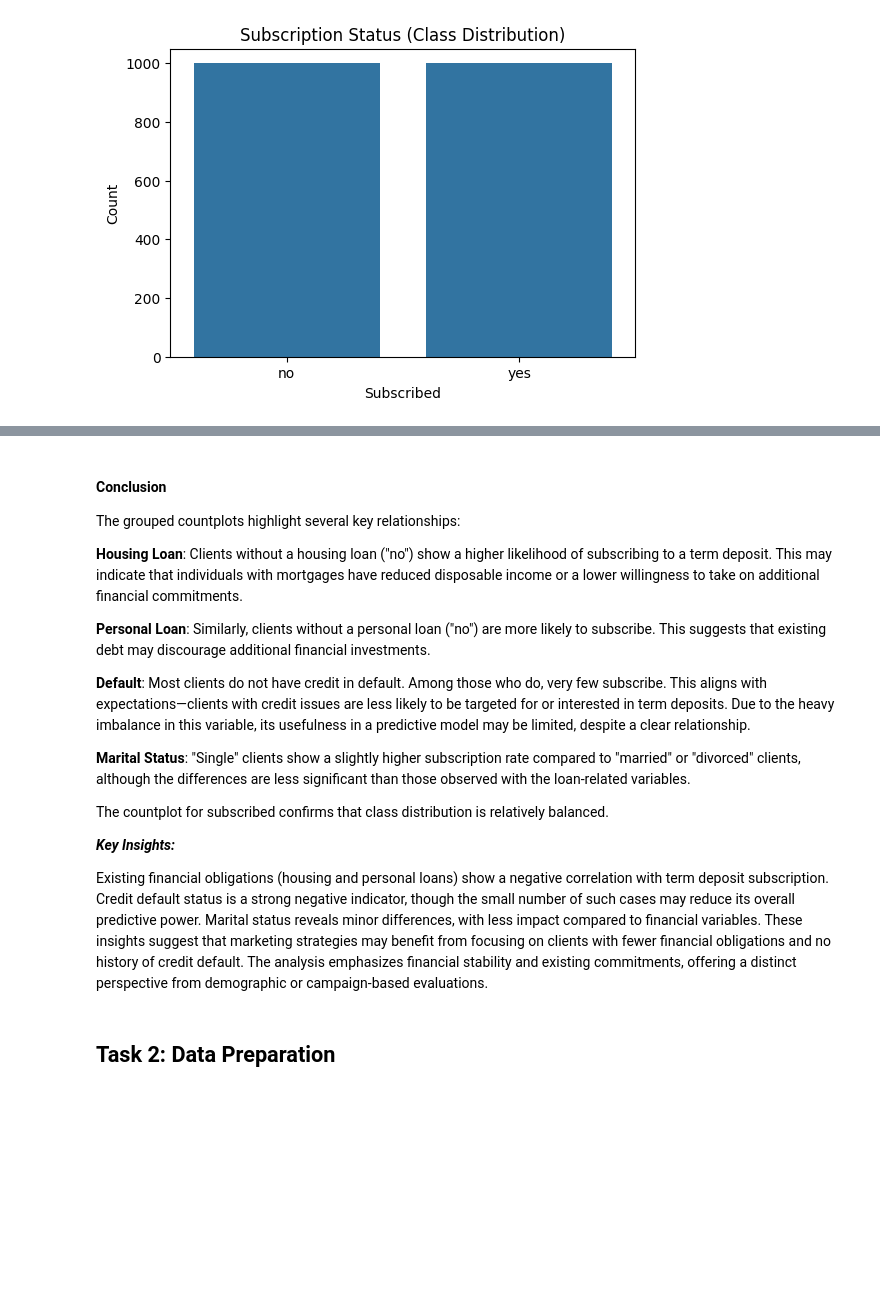
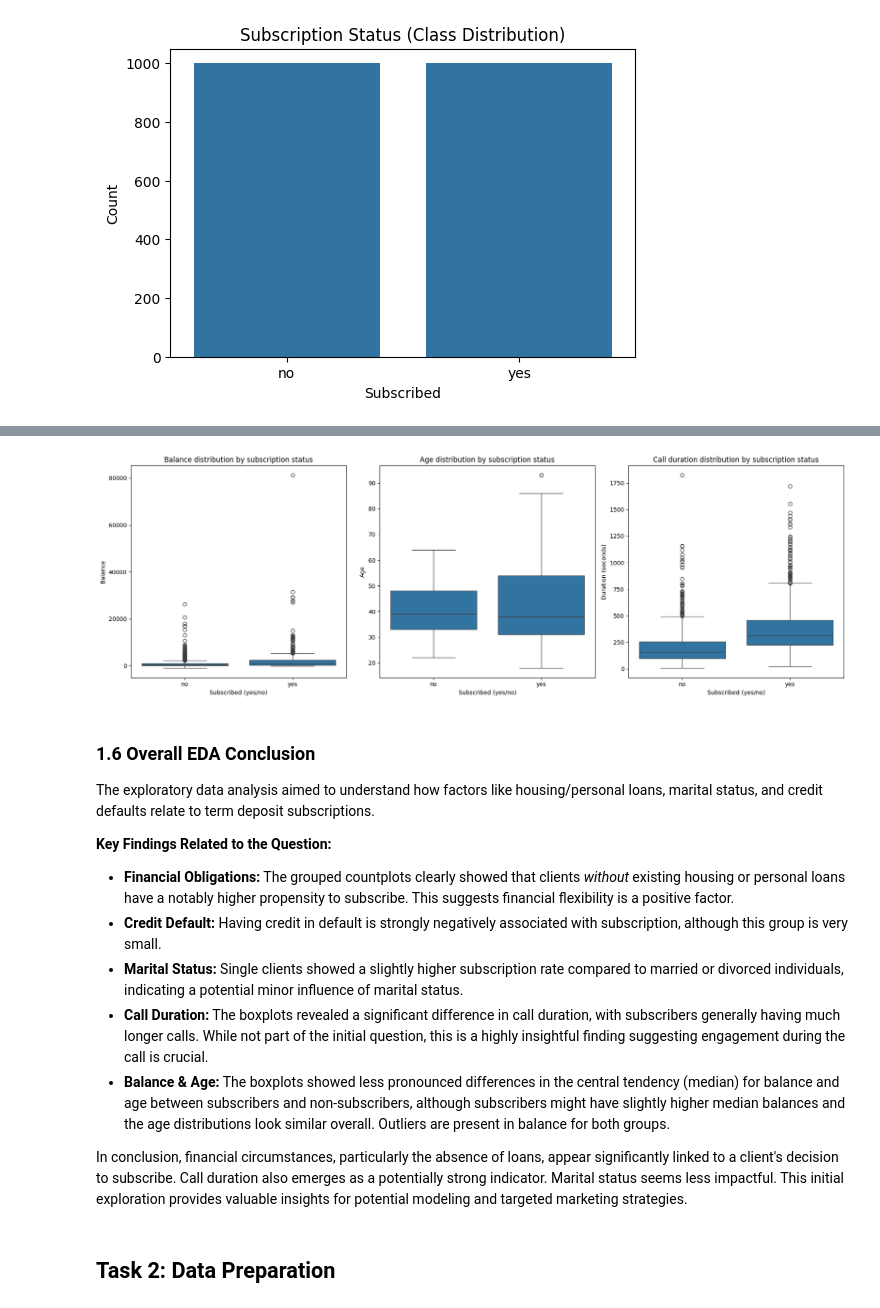
Before and after one commit to unseen1980/msc-ai, a Jupyter notebook: CS5062/Weeks8-9/etivity1.ipynb, the cells around one changed output, grey strips where cells are left out. Saved outputs shown, nothing was run; the diff lists cells and outputs as text; code cells hidden in the pictures; blank space fills up the shorter version.

```diff
--- a/CS5062/Weeks8-9/etivity1.ipynb
+++ b/CS5062/Weeks8-9/etivity1.ipynb
@@ -168,24 +174,38 @@ plt.show()
+# %%
+fig, axes = plt.subplots(1, 3, figsize=(18, 6))
+
+sns.boxplot(x='subscribed', y='balance', data=df, ax=axes[0])
+axes[0].set_title('Balance distribution by subscription status')
+axes[0].set_xlabel('Subscribed (yes/no)')
+axes[0].set_ylabel('Balance')
+
+sns.boxplot(x='subscribed', y='age', data=df, ax=axes[1])
+axes[1].set_title('Age distribution by subscription status')
+axes[1].set_xlabel('Subscribed (yes/no)')
+axes[1].set_ylabel('Age')
+
+sns.boxplot(x='subscribed', y='duration', data=df, ax=axes[2])
+axes[2].set_title('Call duration distribution by subscription status')
+axes[2].set_xlabel('Subscribed (yes/no)')
+axes[2].set_ylabel('Duration (seconds)')
+
+plt.tight_layout()
+plt.show()
+# %% [output]
+[figure, added]
 # %% [markdown]
-#### Conclusion
+### 1.6 Overall EDA Conclusion
 
-The grouped countplots highlight several key relationships:
+The exploratory data analysis aimed to understand how factors like housing/personal loans, marital status, and credit defaults relate to term deposit subscriptions.
 
-**Housing Loan**: Clients without a housing loan ("no") show a higher likelihood of subscribing to a term deposit. This may indicate that individuals with mortgages have reduced disposable income or a lower willingness to take on additional financial commitments.
+**Key Findings Related to the Question:**
+*   **Financial Obligations:** The grouped countplots clearly showed that clients *without* existing housing or personal loans have a notably higher propensity to subscribe. This suggests financial flexibility is a positive factor.
+*   **Credit Default:** Having credit in default is strongly negatively associated with subscription, although this group is very small.
+*   **Marital Status:** Single clients showed a slightly higher subscription rate compared to married or divorced individuals, indicating a potential minor influence of marital status.
+*   **Call Duration:** The boxplots revealed a significant difference in call duration, with subscribers generally having much longer calls. While not part of the initial question, this is a highly insightful finding suggesting engagement during the call is crucial.
+*   **Balance & Age:** The boxplots showed less pronounced differences in the central tendency (median) for balance and age between subscribers and non-subscribers, although subscribers might have slightly higher median balances and the age distributions look similar overall. Outliers are present in balance for both groups.
 
-**Personal Loan**: Similarly, clients without a personal loan ("no") are more likely to subscribe. This suggests that existing debt may discourage additional financial investments.
-
-**Default**: Most clients do not have credit in default. Among those who do, very few subscribe. This aligns with expectations—clients with credit issues are less likely to be targeted for or interested in term deposits. Due to the heavy imbalance in this variable, its usefulness in a predictive model may be limited, despite a clear relationship.
-
-**Marital Status**: "Single" clients show a slightly higher subscription rate compared to "married" or "divorced" clients, although the differences are less significant than those observed with the loan-related variables.
-
-The countplot for subscribed confirms that class distribution is relatively balanced.
-
-***Key Insights:***
-
-Existing financial obligations (housing and personal loans) show a negative correlation with term deposit subscription.
-Credit default status is a strong negative indicator, though the small number of such cases may reduce its overall predictive power.
-Marital status reveals minor differences, with less impact compared to financial variables.
-These insights suggest that marketing strategies may benefit from focusing on clients with fewer financial obligations and no history of credit default. The analysis emphasizes financial stability and existing commitments, offering a distinct perspective from demographic or campaign-based evaluations.
+In conclusion, financial circumstances, particularly the absence of loans, appear significantly linked to a client's decision to subscribe. Call duration also emerges as a potentially strong indicator. Marital status seems less impactful. This initial exploration provides valuable insights for potential modeling and targeted marketing strategies.
 # %% [markdown]
 ## Task 2: Data Preparation
 # %% [markdown]
```
Also changed, not shown: parts of 14 cells of this notebook.
